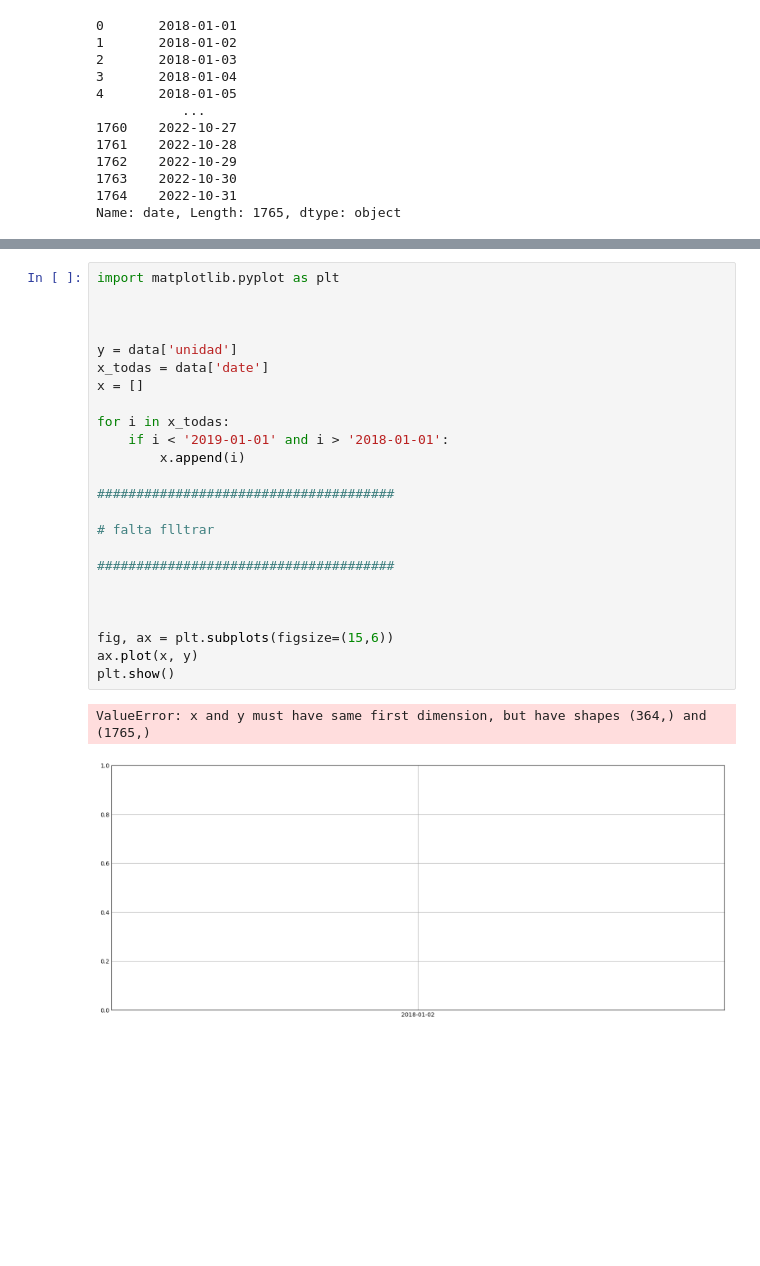
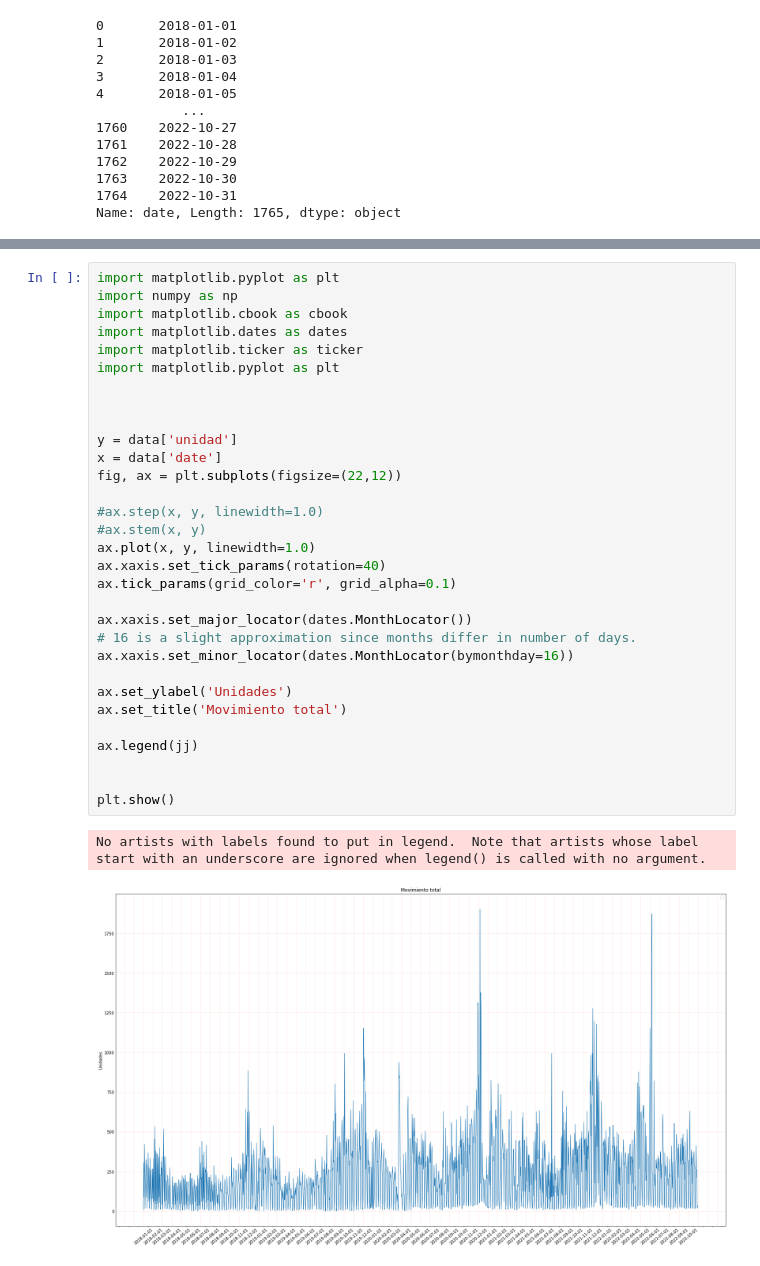
Before and after one commit to Peskysa/valverde, a Jupyter notebook: valverde_fecha.ipynb, the cells around one changed output, grey strips where cells are left out. Cells and saved outputs as stored; diff of their text form; blank space fills up the shorter version.

```diff
--- a/valverde_fecha.ipynb
+++ b/valverde_fecha.ipynb
@@ -40,27 +28,34 @@ plt.show()
-# %%
-import matplotlib.pyplot as plt
-
-
-
-y = data['unidad']
-x_todas = data['date']
-x = []
-
-for i in x_todas:
-    if i < '2019-01-01' and i > '2018-01-01':
-        x.append(i)
-
-######################################
-
-# falta flltrar
-
-######################################
-
-
-
-fig, ax = plt.subplots(figsize=(15,6))
-ax.plot(x, y)
-plt.show()
-# %% [output]
-ValueError: x and y must have same first dimension, but have shapes (364,) and (1765,)
-[figure, removed]
+# %%
+import matplotlib.pyplot as plt
+import numpy as np
+import matplotlib.cbook as cbook
+import matplotlib.dates as dates
+import matplotlib.ticker as ticker
+import matplotlib.pyplot as plt
+
+
+
+y = data['unidad']
+x = data['date']
+fig, ax = plt.subplots(figsize=(22,12))
+
+#ax.step(x, y, linewidth=1.0)
+#ax.stem(x, y)
+ax.plot(x, y, linewidth=1.0)
+ax.xaxis.set_tick_params(rotation=40)
+ax.tick_params(grid_color='r', grid_alpha=0.1)
+
+ax.xaxis.set_major_locator(dates.MonthLocator())
+# 16 is a slight approximation since months differ in number of days.
+ax.xaxis.set_minor_locator(dates.MonthLocator(bymonthday=16))
+
+ax.set_ylabel('Unidades')
+ax.set_title('Movimiento total')
+
+ax.legend(jj)
+
+
+plt.show()
+# %% [output]
+No artists with labels found to put in legend.  Note that artists whose label start with an underscore are ignored when legend() is called with no argument.
+[figure, added]
```
Also changed, not shown: parts of 1 cell of this notebook, 5 other files.
